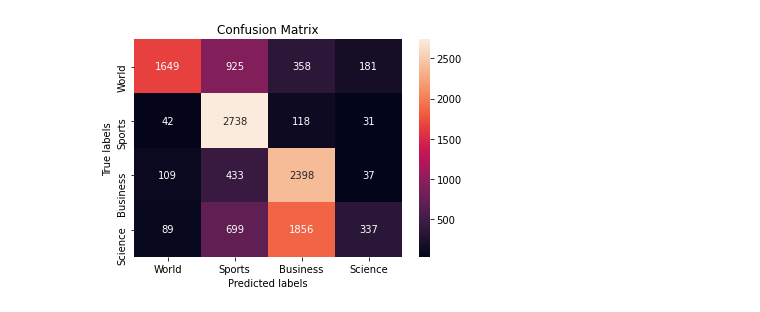
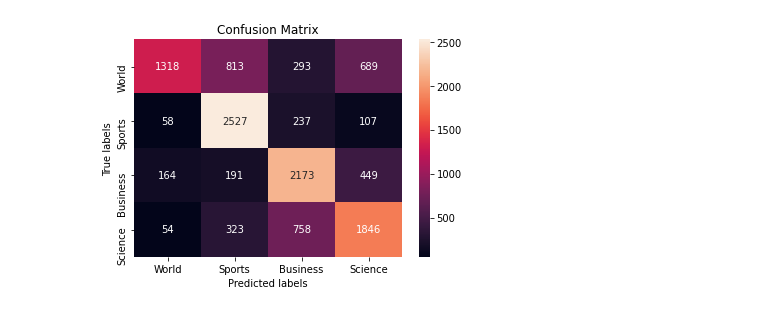
Before and after one commit to viktor-enzell/bert-summarizer, a Jupyter notebook: src/dataless/dataless_synonyms.ipynb, the cells around one changed output. Cells and saved outputs as stored; diff of their text form; code cells hidden in the pictures.

```diff
--- a/src/dataless/dataless_synonyms.ipynb
+++ b/src/dataless/dataless_synonyms.ipynb
@@ -25,16 +25,16 @@ Accuracy with labels including synonyms: 0.5935
 # %%
 import seaborn as sns
 import matplotlib.pyplot as plt
 from sklearn.metrics import accuracy_score as acc_score, confusion_matrix as cm
 
 labels = ["World","Sports","Business","Science"]
 
 ax= plt.subplot()
-sns.heatmap(cm(y, synonym_pred), annot=True, fmt='g', ax=ax);  #annot=True to annotate cells, ftm='g' to disable scientific notation
+sns.heatmap(cm(y, pred), annot=True, fmt='g', ax=ax);  #annot=True to annotate cells, ftm='g' to disable scientific notation
 
 # labels, title and ticks
 ax.set_xlabel('Predicted labels');ax.set_ylabel('True labels');
 ax.set_title('Confusion Matrix');
 ax.xaxis.set_ticklabels(labels); ax.yaxis.set_ticklabels(labels);
 # %% [output]
-[figure, old version]
+[figure, new version]
```
Also changed, not shown: parts of 6 cells of this notebook, 5 other files.
